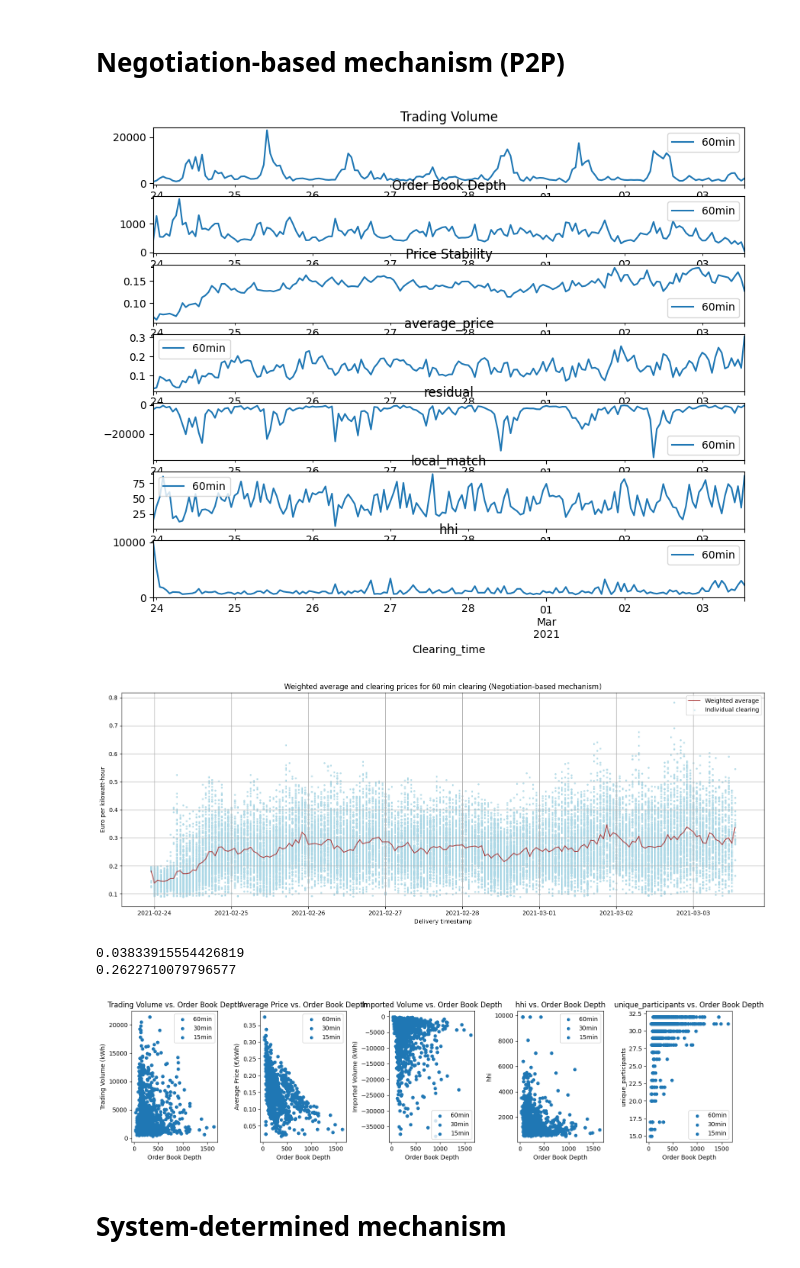
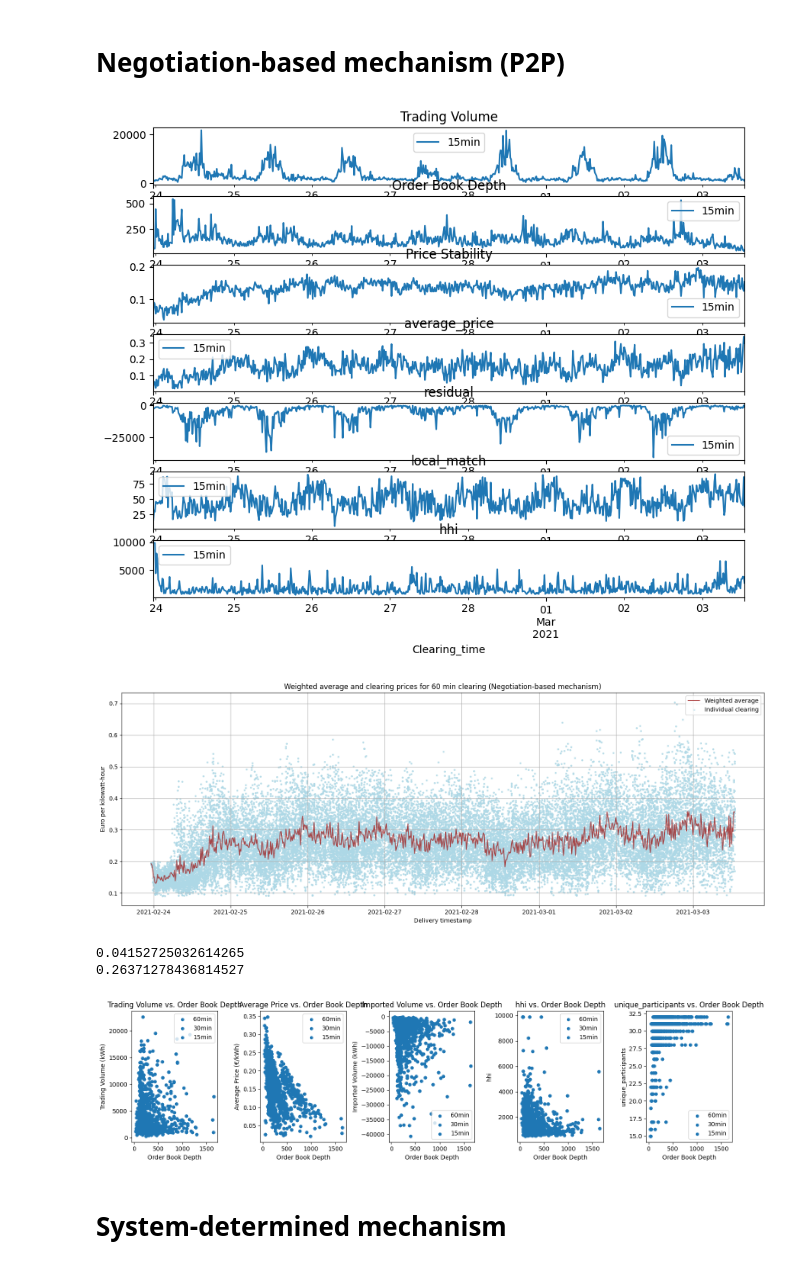
Before and after one commit to pepijnvdw/thesis2, a Jupyter notebook: endgame.ipynb, the cells around one changed output. Cells and saved outputs as stored; diff of their text form; code cells hidden in the pictures.

```diff
--- a/endgame.ipynb
+++ b/endgame.ipynb
@@ -489,6 +489,8 @@ for freq in freqs:
 
     merged_df = merged_df[merged_df['quantity_trans'] != 0]
 
+    test = merged_df
+
     df_bids_all = pd.DataFrame(bids_all, columns=['qty_energy', 'price_energy', 'id_user', 'is_bid', 'clearing_time', 'quality_energy'])
     df_bids_all.set_index('clearing_time', inplace=True)
 
@@ -649,6 +651,24 @@ plt.tight_layout()
 plt.show()
 # %% [output]
 [figure]
+# %%
+import pandas as pd
+
+csv_data = []
+
+for entry in liquidity_data:
+    clearing_time, trading_volume, order_book_depth, average_price, imported_volume, hhi, unique_participants = entry
+
+    csv_data.extend([
+        ['Trading Volume (kWh)', trading_volume, order_book_depth, clearing_time],
+        ['Average Price (€/kWh)', average_price, order_book_depth, clearing_time],
+        ['Imported Volume (kWh)', imported_volume, order_book_depth, clearing_time],
+        ['hhi', hhi, order_book_depth, clearing_time],
+        ['unique_participants', unique_participants, order_book_depth, clearing_time]
+    ])
+
+csv_data_df = pd.DataFrame(csv_data, columns=['Criteria', 'Score', 'Order Book Depth', 'Frequency'])
+csv_data_df.to_csv('performance_data_auct.csv', index=False)
 # %% [markdown]
 # Negotiation-based mechanism (P2P)
 # %%
@@ -656,7 +676,7 @@ import pandas as pd
 import numpy as np
 import matplotlib.pyplot as plt
 
-freqs = ['60min']#, '30min', '15min']
+freqs = ['15min']#, '30min', '15min']
 performance_data = []
 
 for freq in freqs:
@@ -762,7 +782,7 @@ plt.show()
 for i, freq in enumerate(freqs):
     performance_data[i].to_csv(f'performance_data_p2p_{freq}.csv')
 # %% [output]
-[figure, old version]
+[figure, new version]
 # %%
 import matplotlib.pyplot as plt
 
@@ -804,9 +824,9 @@ print(volatility_p2p)
 wavg_p2p = second_df['price_trans'].mean()
 print(wavg_p2p)
 # %% [output]
-[figure, old version]
+[figure, new version]
-0.03833915554426819
-0.2622710079796577
+0.04152725032614265
+0.26371278436814527
 # %%
 freqs = ['60min', '30min', '15min']
 
@@ -848,31 +868,36 @@ for freq in freqs:
 
         liquidity_data.append([clearing_time, trading_volume, order_book_depth, average_price, residual, hhi, unique_participants])
 
 liquidity_data_df = pd.DataFrame(liquidity_data, columns=['Clearing_time', 'Trading Volume (kWh)', 'Order Book Depth', 'Average Price (€/kWh)', 'Imported Volume (kWh)', 'hhi','unique_participants'])
 performance_data.append(liquidity_data_df)
 
 fig, axs = plt.subplots(1, 5, figsize=(15, 4))
 
 for freq in freqs:
     performance_data[0].plot.scatter(x='Order Book Depth', y='Trading Volume (kWh)', ax=axs[0], label=freq)
     performance_data[0].plot.scatter(x='Order Book Depth', y='Average Price (€/kWh)', ax=axs[1], label=freq)
     performance_data[0].plot.scatter(x='Order Book Depth', y='Imported Volume (kWh)', ax=axs[2], label=freq)
     performance_data[0].plot.scatter(x='Order Book Depth', y='hhi', ax=axs[3], label=freq)
     performance_data[0].plot.scatter(x='Order Book Depth', y='unique_participants', ax=axs[4], label=freq)
 
 axs[0].set_title('Trading Volume vs. Order Book Depth')
 axs[1].set_title('Average Price vs. Order Book Depth')
 axs[2].set_title('Imported Volume vs. Order Book Depth')
 axs[3].set_title('hhi vs. Order Book Depth')
 axs[4].set_title('unique_participants vs. Order Book Depth')
 
 axs[0].legend()
 axs[1].legend()
 axs[2].legend()
 axs[3].legend()
 axs[4].legend()
 
 plt.tight_layout()
 plt.show()
+
+performance_data_df = pd.concat(performance_data)
+
+# Save DataFrame to a CSV file
+performance_data_df.to_csv('performance_data.csv', index=False)
 # %% [output]
-[figure, old version]
+[figure, new version]
```
Also changed, not shown: parts of 15 cells of this notebook.
